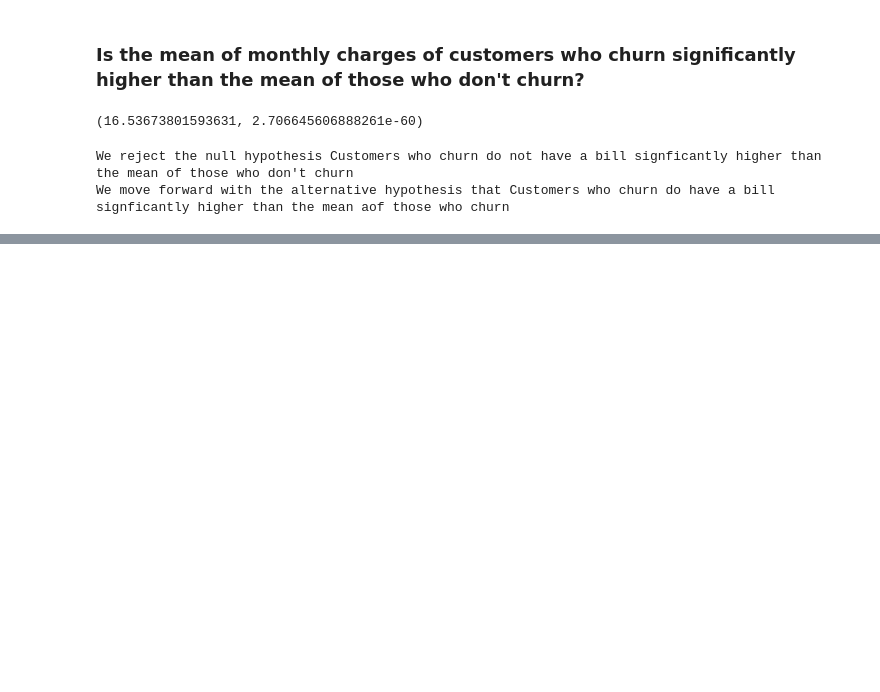
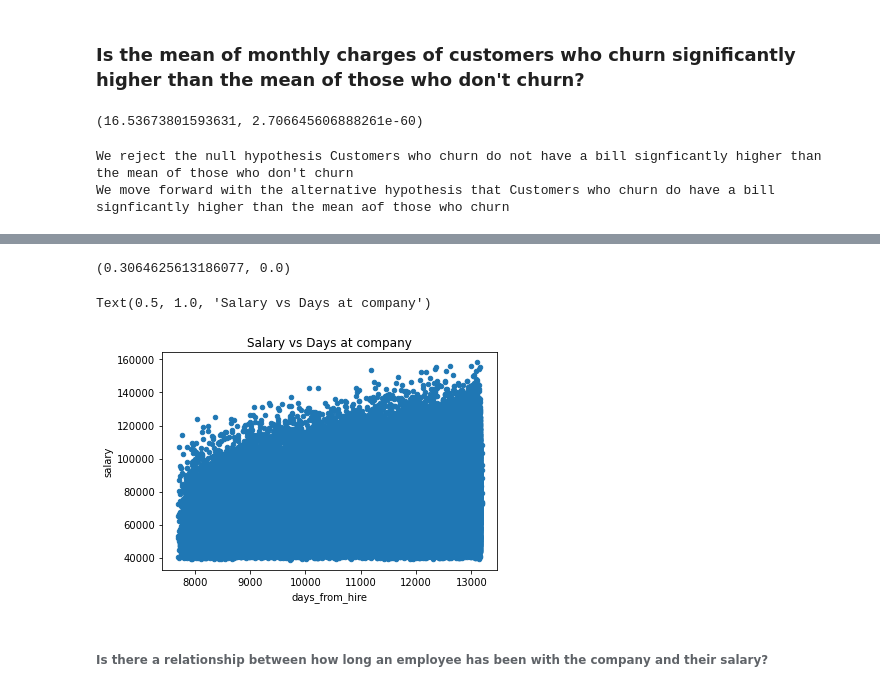
Before and after one commit to DBerchelmann/statistics-exercises, a Jupyter notebook: hypothesis_testing.ipynb, the cells around one changed output, grey strips where cells are left out. Drawn from its saved outputs; the diff is of its cells as text; code cells hidden in the pictures; blank space fills up the shorter version.

```diff
--- a/hypothesis_testing.ipynb
+++ b/hypothesis_testing.ipynb
@@ -315,0 +399,7 @@ We move forward with the alternative hypothesis that Customers who churn do have
+# %%
+salaries1 = salaries.loc[:, ~salaries.columns.duplicated()]
+# %%
+
+
+salaries1['test_days'] = (salaries1['from_date'] - salaries1['hire_date']).dt.days
+salaries1 = salaries1.drop(['test_days'], axis=1)
@@ -315,0 +415,4 @@ We move forward with the alternative hypothesis that Customers who churn do have
+# %%
+salaries1['todays_date'] = pd.to_datetime(str(date.today()), format='%Y-%m-%d')
+# %%
+salaries1['days_from_hire'] = (salaries1['todays_date'] - salaries1['hire_date']).dt.days
@@ -315,0 +421,12 @@ We move forward with the alternative hypothesis that Customers who churn do have
+# %%
+r, p
+# %% [output]
+(0.3064625613186077, 0.0)
+# %%
+salaries1.plot.scatter('days_from_hire', 'salary')
+plt.title('Salary vs Days at company')
+# %% [output]
+Text(0.5, 1.0, 'Salary vs Days at company')
+[figure, added]
+# %% [markdown]
+###### Is there a relationship between how long an employee has been with the company and their salary?
```
Also changed, not shown: parts of 48 cells of this notebook.
